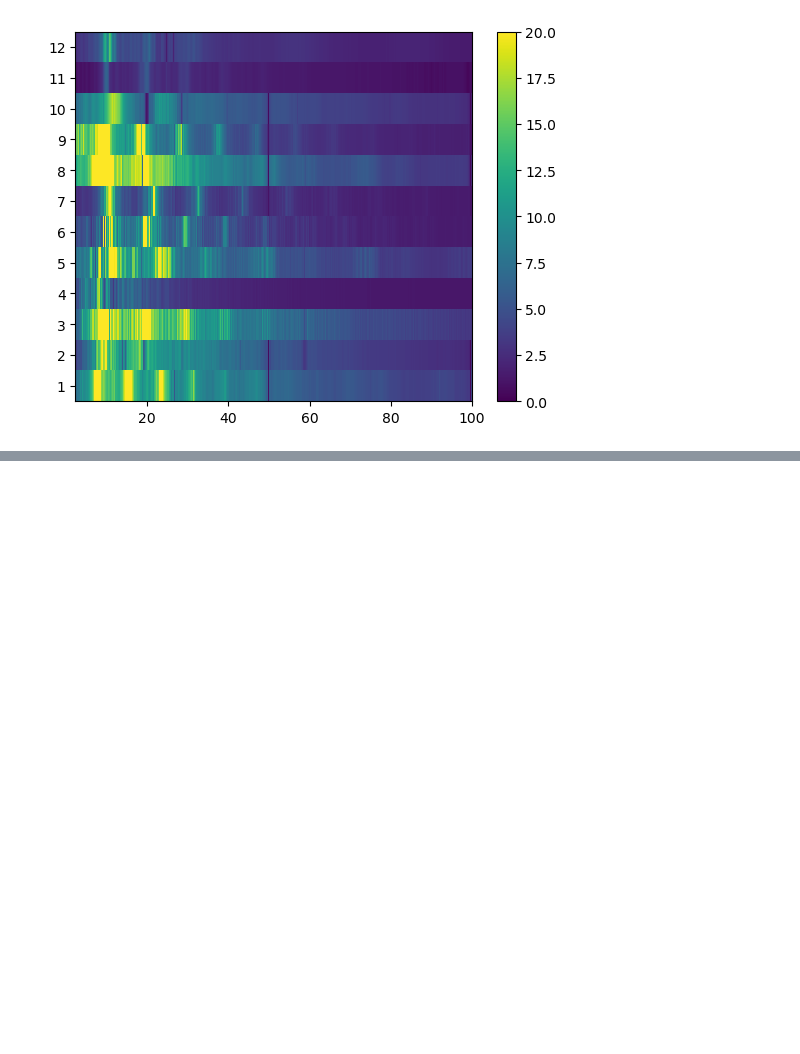
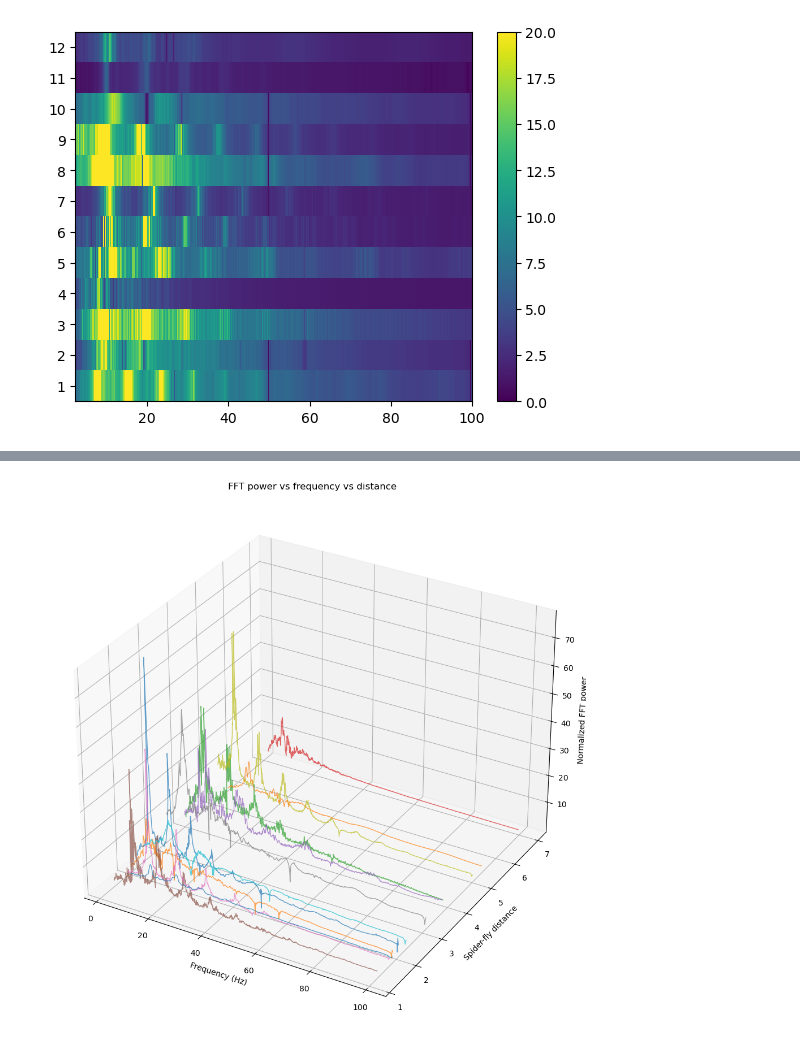
Before and after one commit to GordusLab/spider_prey_capture_paper, a Jupyter notebook: 1_webvibration/Figure_1.ipynb, the cells around one changed output, grey strips where cells are left out. Saved outputs shown, nothing was run; the diff lists cells and outputs as text; code cells hidden in the pictures; blank space fills up the shorter version.

```diff
--- a/1_webvibration/Figure_1.ipynb
+++ b/1_webvibration/Figure_1.ipynb
@@ -170,0 +387,2 @@ plt.show()
+# %%
+distance = pd.read_csv(directory+'Distance_table_spider_prey.csv', index_col=[0])
@@ -170,0 +393,27 @@ plt.show()
+# %%
+from mpl_toolkits.mplot3d import Axes3D
+
+fig = plt.figure(figsize=(10,10))
+ax = fig.add_subplot(111, projection='3d')
+
+# df2: shape (n_recordings, n_freqs)
+# distance.iloc[:,1]: shape (n_recordings,)
+
+for i in range(len(df2)):
+    ax.plot(freq_axis,                    # x: frequency
+            np.ones(len(freq_axis)) * distance.iloc[i, 1],  # y: distance
+            df2.iloc[i, :],               # z: FFT power
+
+            alpha=0.7, linewidth=1)
+
+ax.set_xlabel('Frequency (Hz)')
+ax.set_ylabel('Spider-fly distance')
+ax.set_zlabel('Normalized FFT power')
+ax.set_title('FFT power vs frequency vs distance')
+
+
+
+plt.tight_layout()
+plt.savefig('spider_melanogaster_distance.svg')
+# %% [output]
+[figure, added]
```
Also changed, not shown: parts of 5 cells of this notebook, 3 other files.
